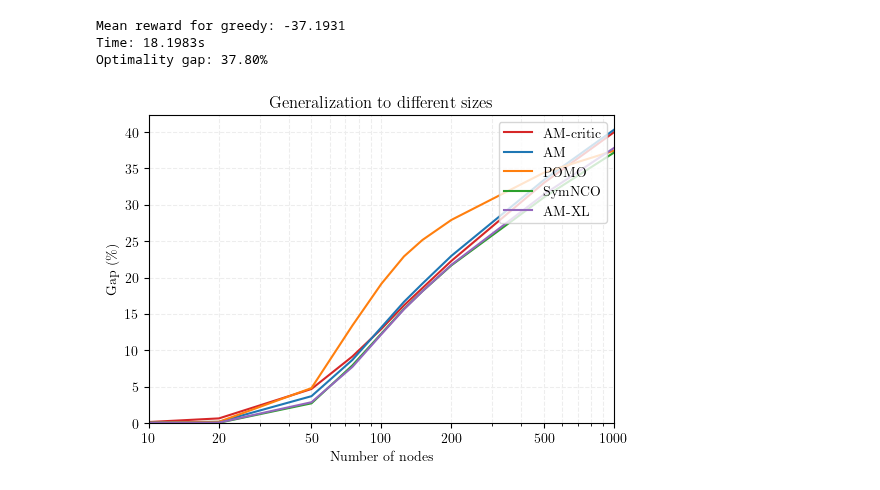
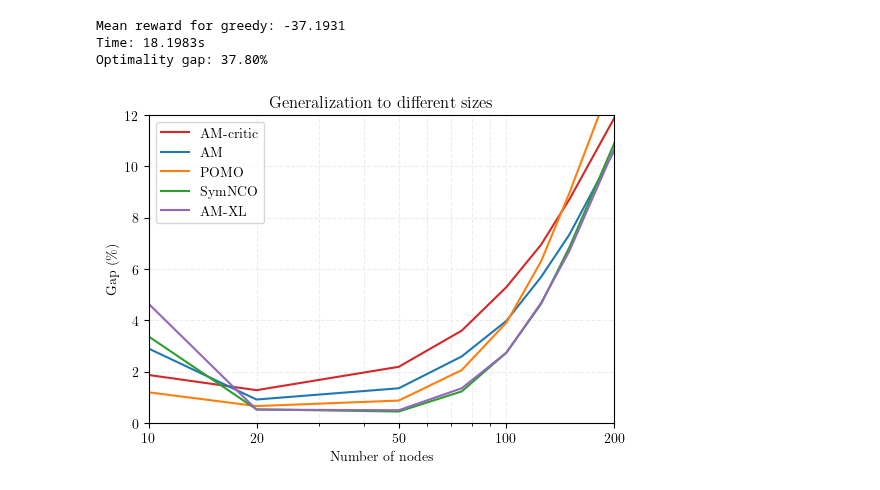
Before and after one commit to ai4co/rl4co, a Jupyter notebook: notebooks/evaluation/generalization/1a.generalization-tsp50.ipynb, the cells around one changed output. Cells and saved outputs as stored; diff of their text form; code cells hidden in the pictures.

```diff
--- a/notebooks/evaluation/generalization/1a.generalization-tsp50.ipynb
+++ b/notebooks/evaluation/generalization/1a.generalization-tsp50.ipynb
@@ -588,39 +588,41 @@ for experiment in experiments:
 ax.set_xscale('log')
 # ax.set_yscale('log')
 
-# legend
-ax.legend(loc='upper right')
-
 # cut plot at 10 nodes
-ax.set_xlim([10, 1000])
+# ax.set_xlim([10, 1000])
+ax.set_xlim([10, 200])
 
 # replace x-axis ticks
-ax.set_xticks([10, 20, 50, 100, 200, 500, 1000])
+# ax.set_xticks([10, 20, 50, 100, 200, 500, 1000])
+ax.set_xticks([10, 20, 50, 100, 200])
 ax.get_xaxis().set_major_formatter(matplotlib.ticker.ScalarFormatter())
 
 # Set plot title
 ax.set_title('Generalization to different sizes')
 
 # Set x-axis label
 ax.set_xlabel('Number of nodes')
 ax.set_ylabel('Gap (\%)')
 
+ax.set_ylim([0, 12])
 ax.set_ylim([0, None])
 
 # Training size: draw vertical line at num_nodes = stats['num_nodes'][-1]
 # ax.axvline(x=stats['num_nodes'][-1])#, color='tab:red', linestyle='--', linewidth=1)
 
 # Set grid on with dashed lines for log scale
 ax.grid(True, which="both", ls="--", color='0.93')
 
+# legend
+ax.legend(loc='upper left')
 
 # Save plot data
 save_folder = Path('plots/')
 save_folder.mkdir(parents=True, exist_ok=True)
 plt.savefig(save_folder / f'{exp_name}.pdf', bbox_inches='tight')
 
 # Save data with pickle
 with open(save_folder / f'{exp_name}_data.pkl', 'wb') as f:
     pickle.dump(data_generalization, f)
 # %% [output]
-[figure, old version]
+[figure, new version]
```
Also changed, not shown: 7 other files.
